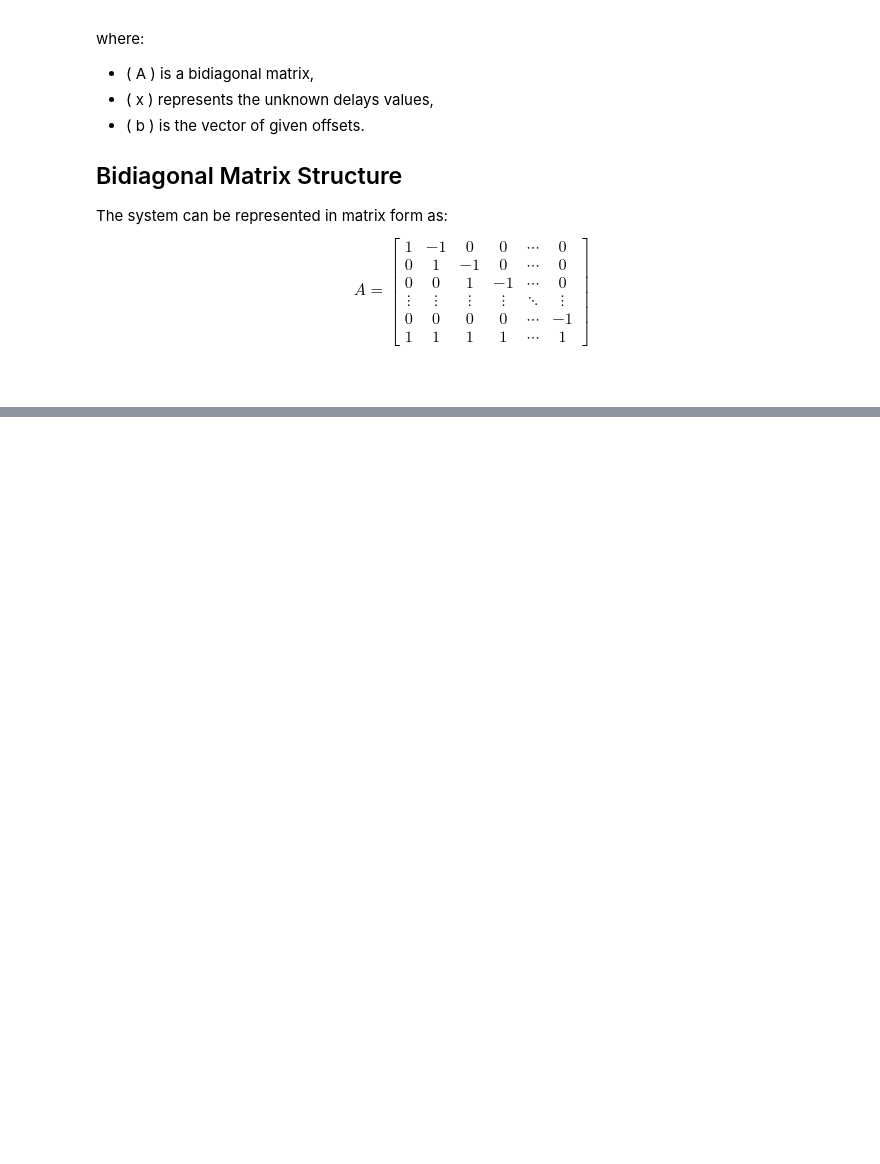
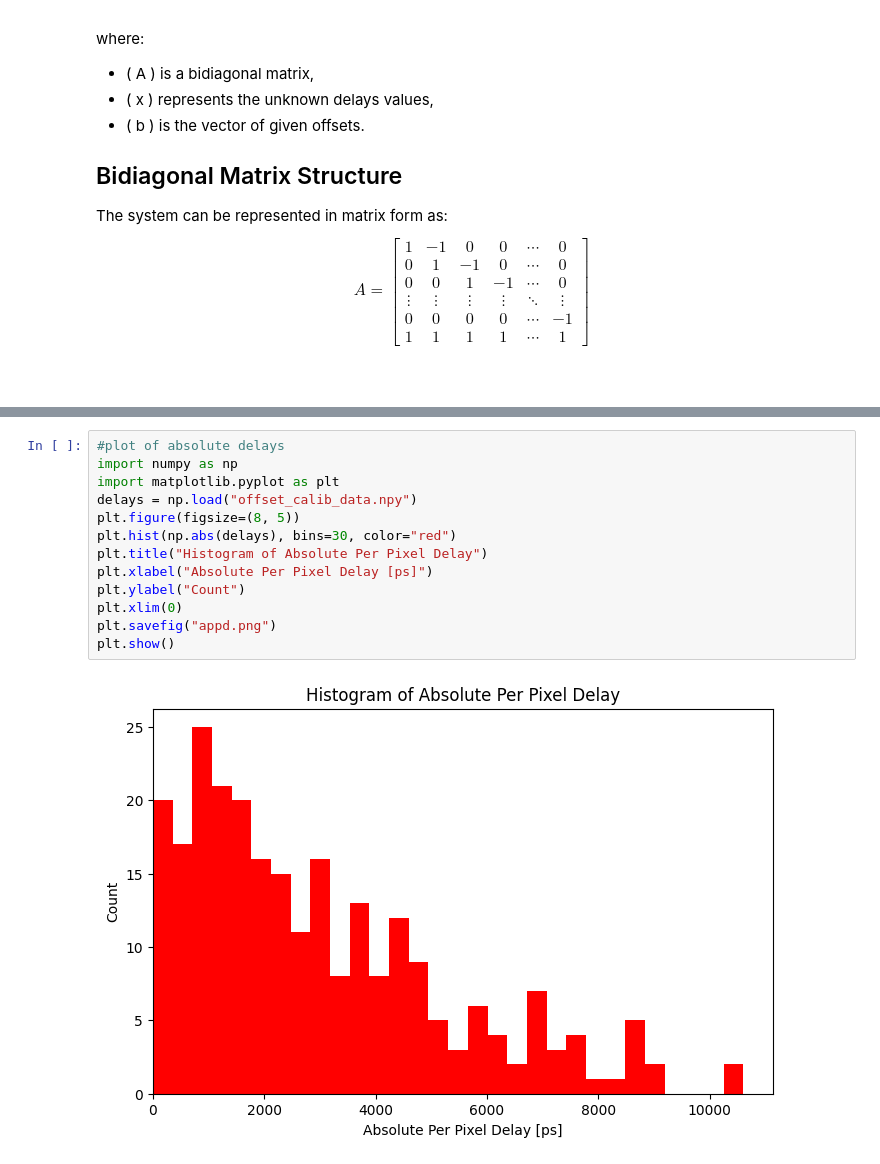
Before and after one commit to ondrajebuh37/daplis-dev, a Jupyter notebook: examples/CT_offset_calibration.ipynb, the cells around one changed output, grey strips where cells are left out. Drawn from its saved outputs; the diff is of its cells as text; blank space fills up the shorter version.

```diff
--- a/examples/CT_offset_calibration.ipynb
+++ b/examples/CT_offset_calibration.ipynb
@@ -146,0 +166,15 @@ appd = np.abs(ppd) #absolute per pixel delay as the sign is just the position fo
+# %%
+#plot of absolute delays
+import numpy as np
+import matplotlib.pyplot as plt
+delays = np.load("offset_calib_data.npy")
+plt.figure(figsize=(8, 5))
+plt.hist(np.abs(delays), bins=30, color="red")
+plt.title("Histogram of Absolute Per Pixel Delay")
+plt.xlabel("Absolute Per Pixel Delay [ps]")
+plt.ylabel("Count")
+plt.xlim(0)
+plt.savefig("appd.png")
+plt.show()
+# %% [output]
+[figure, added]
```
Also changed, not shown: parts of 5 cells of this notebook, 1 other file.
